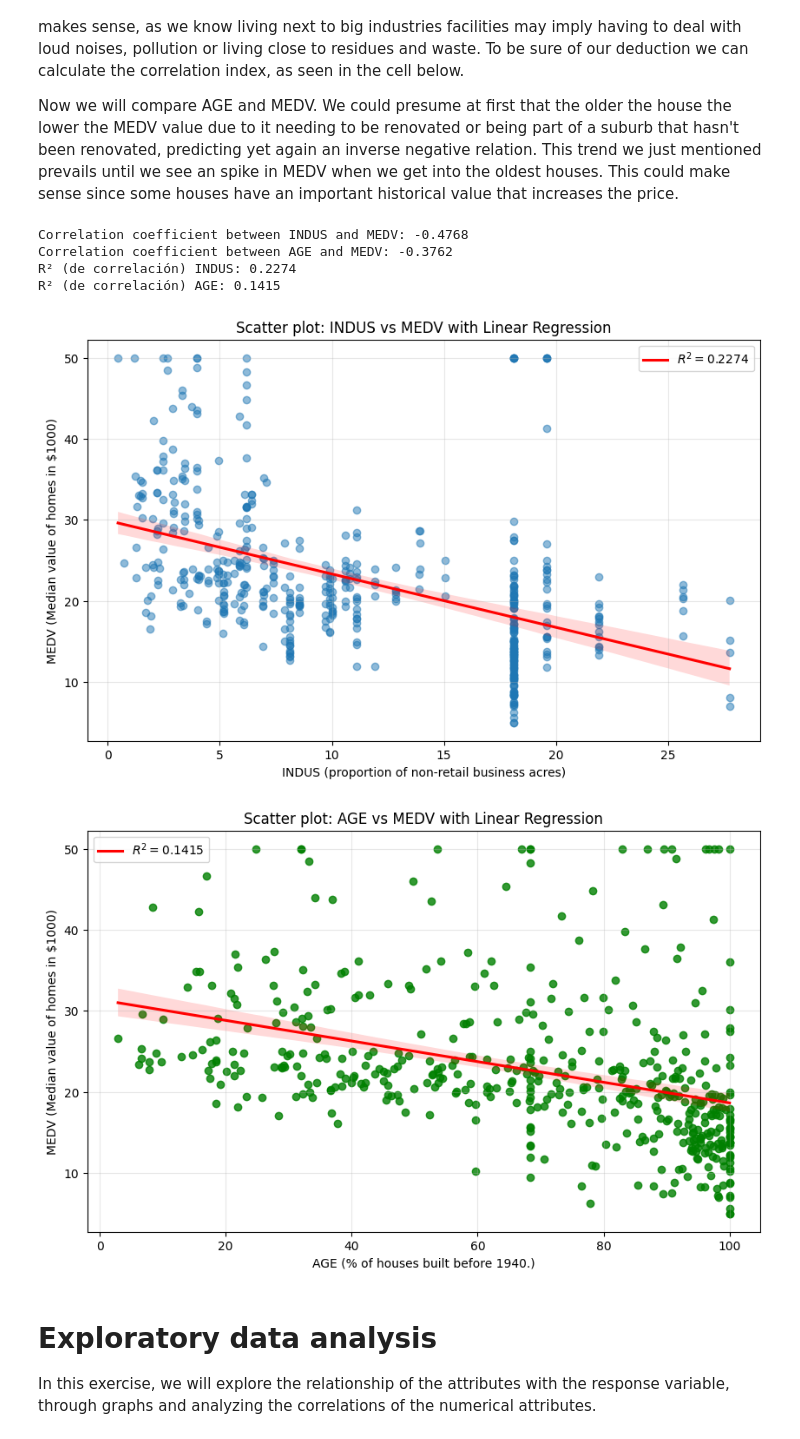
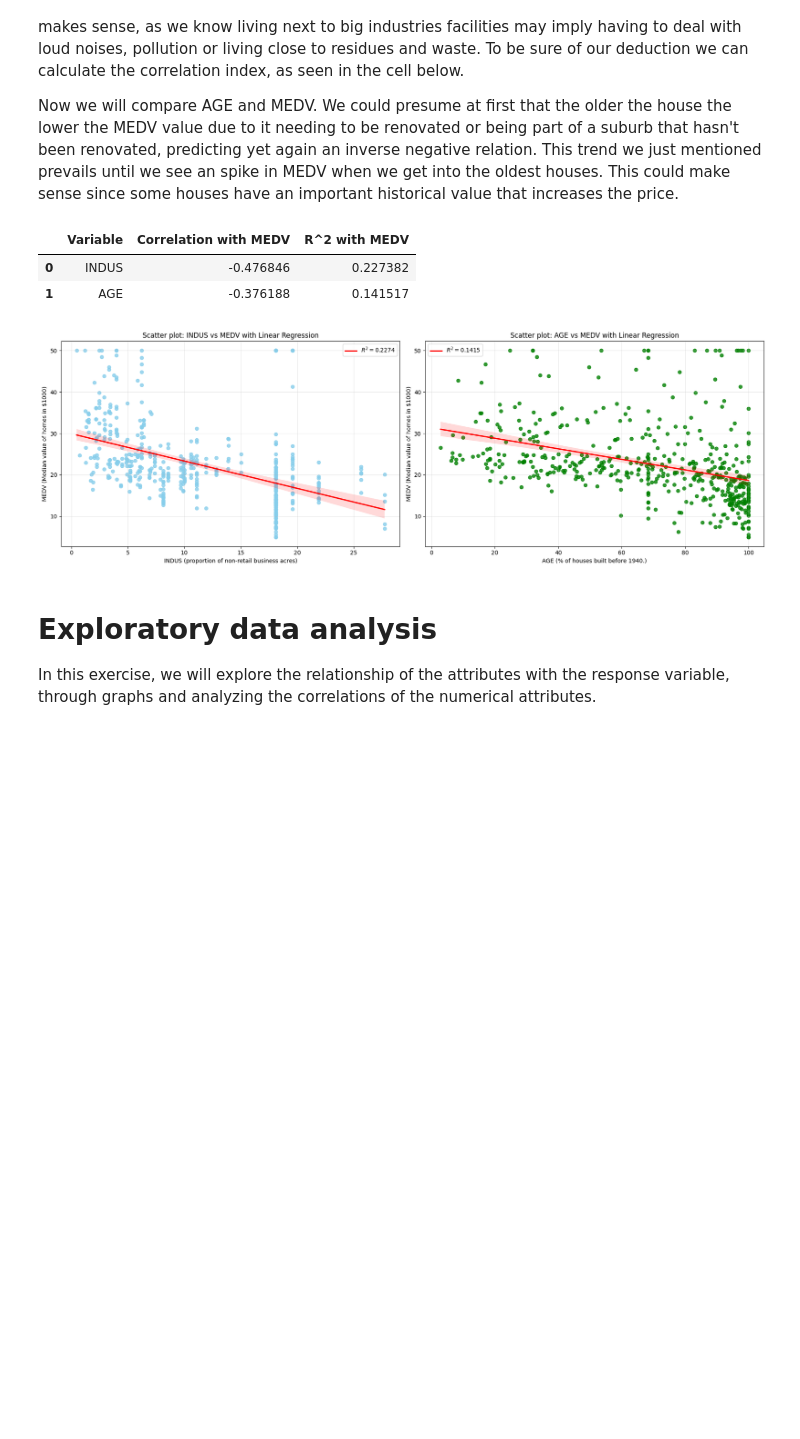
Before and after one commit to Eva080804/EDA, a Jupyter notebook: Ejercicio_1/EDA_inicial_blanco__ENG.ipynb, the cells around one changed output. Saved outputs shown, nothing was run; the diff lists cells and outputs as text; code cells hidden in the pictures; blank space fills up the shorter version.

```diff
--- a/Ejercicio_1/EDA_inicial_blanco__ENG.ipynb
+++ b/Ejercicio_1/EDA_inicial_blanco__ENG.ipynb
@@ -342,45 +319,45 @@ Now we will compare AGE and MEDV. We could presume at first that the older the h
 # %%
 # Also print the correlation coefficient
 correlation_indus_medv = df['INDUS'].corr(df['MEDV'])
-print(f"Correlation coefficient between INDUS and MEDV: {correlation_indus_medv:.4f}")
 
 # Also print the correlation coefficient
 correlation_age_medv = df['AGE'].corr(df['MEDV'])
-print(f"Correlation coefficient between AGE and MEDV: {correlation_age_medv:.4f}")
 
 r2_indus = correlation_indus_medv**2
-print(f"R² (de correlación) INDUS: {r2_indus:.4f}")
 r2_age = correlation_age_medv**2
-print(f"R² (de correlación) AGE: {r2_age:.4f}")
 
+df_correlation = pd.DataFrame({'Variable': ['INDUS', 'AGE'],'Correlation with MEDV': [correlation_indus_medv, correlation_age_medv],'R^2 with MEDV': [r2_indus, r2_age]})
 
+display(df_correlation)
 
-# Scatter plot: INDUS vs MEDV with linear regression line
-plt.figure(figsize=(10, 6))
-sns.regplot(x='INDUS', y='MEDV', data=df, scatter_kws={'alpha':0.5}, line_kws={'color':'red', 'label': f'$R^2 = {r2_indus:.4f}$'})
-plt.xlabel('INDUS (proportion of non-retail business acres)')
-plt.ylabel('MEDV (Median value of homes in $1000)')
-plt.title('Scatter plot: INDUS vs MEDV with Linear Regression')
-plt.legend()
-plt.grid(True, alpha=0.3)
+# Crear subplot de 1 fila y 2 columnas
+fig, axes = plt.subplots(1, 2, figsize=(18, 6))
+
+# Scatter plot: INDUS vs MEDV with linear regression line (izquierda)
+sns.regplot(x='INDUS', y='MEDV', data=df, scatter_kws={'color': 'skyblue'},
+            line_kws={'color':'red', 'label': f'$R^2 = {r2_indus:.4f}$'}, ax=axes[0])
+axes[0].set_xlabel('INDUS (proportion of non-retail business acres)')
+axes[0].set_ylabel('MEDV (Median value of homes in $1000)')
+axes[0].set_title('Scatter plot: INDUS vs MEDV with Linear Regression')
+axes[0].legend()
+axes[0].grid(True, alpha=0.3)
+
+# Scatter plot: AGE vs MEDV with linear regression line (derecha)
+sns.regplot(x='AGE', y='MEDV', data=df, scatter_kws={'color': 'green'},
+            line_kws={'color':'red', 'label': f'$R^2 = {r2_age:.4f}$'}, ax=axes[1])
+axes[1].set_xlabel('AGE (% of houses built before 1940.)')
+axes[1].set_ylabel('MEDV (Median value of homes in $1000)')
+axes[1].set_title('Scatter plot: AGE vs MEDV with Linear Regression')
+axes[1].legend()
+axes[1].grid(True, alpha=0.3)
+
+plt.tight_layout()
 plt.show()
-
-# Scatter plot: AGE vs MEDV with linear regression line
-plt.figure(figsize=(10, 6))
-sns.regplot(x='AGE', y='MEDV', data=df, scatter_kws={'color': 'green'}, line_kws={'color':'red', 'label': f'$R^2 = {r2_age:.4f}$'})
-plt.xlabel('AGE (% of houses built before 1940.)')
-plt.ylabel('MEDV (Median value of homes in $1000)')
-plt.title('Scatter plot: AGE vs MEDV with Linear Regression')
-plt.legend()
-plt.grid(True, alpha=0.3)
-plt.show()
 # %% [output]
-Correlation coefficient between INDUS and MEDV: -0.4768
-Correlation coefficient between AGE and MEDV: -0.3762
-R² (de correlación) INDUS: 0.2274
-R² (de correlación) AGE: 0.1415
+|  | Variable | Correlation with MEDV | R^2 with MEDV |
+| 0 | INDUS | -0.476846 | 0.227382 |
+| 1 | AGE | -0.376188 | 0.141517 |
-[figure, old version]
+[figure, new version]
-[figure, removed]
 # %% [markdown]
 # **Exploratory data analysis**
 
```
Also changed, not shown: parts of 4 cells of this notebook.
